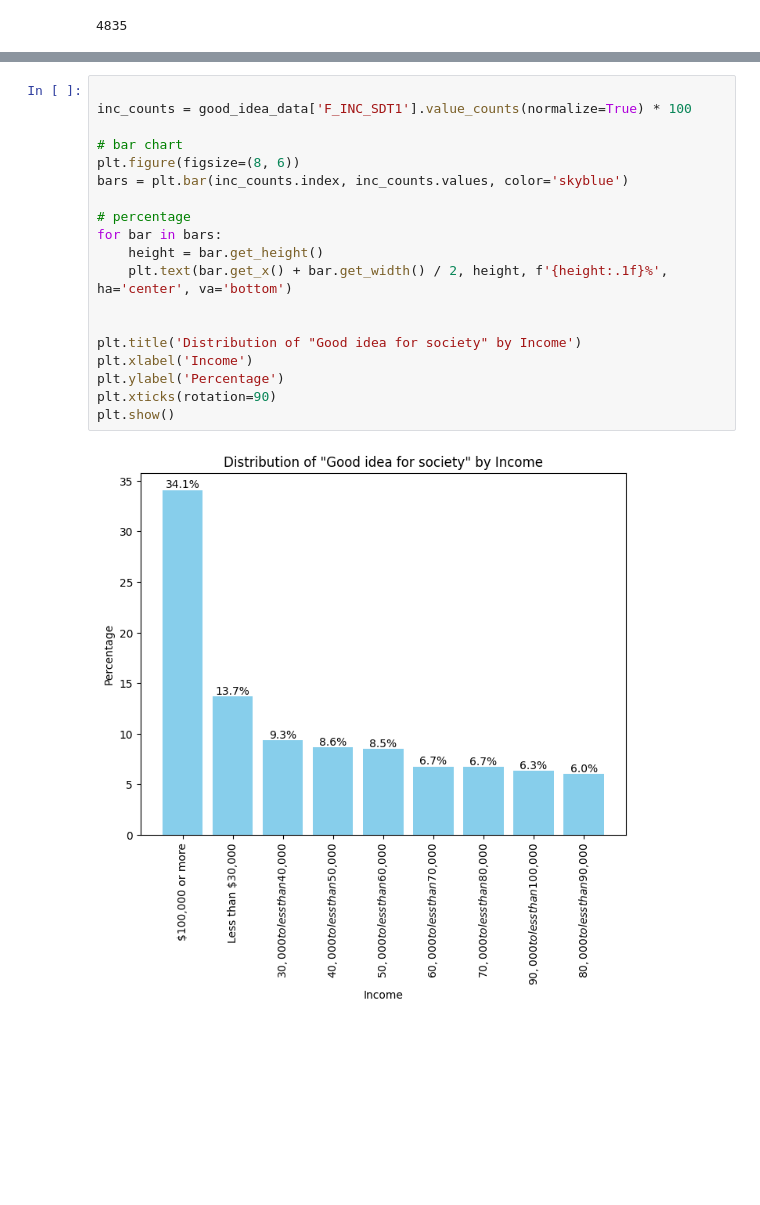
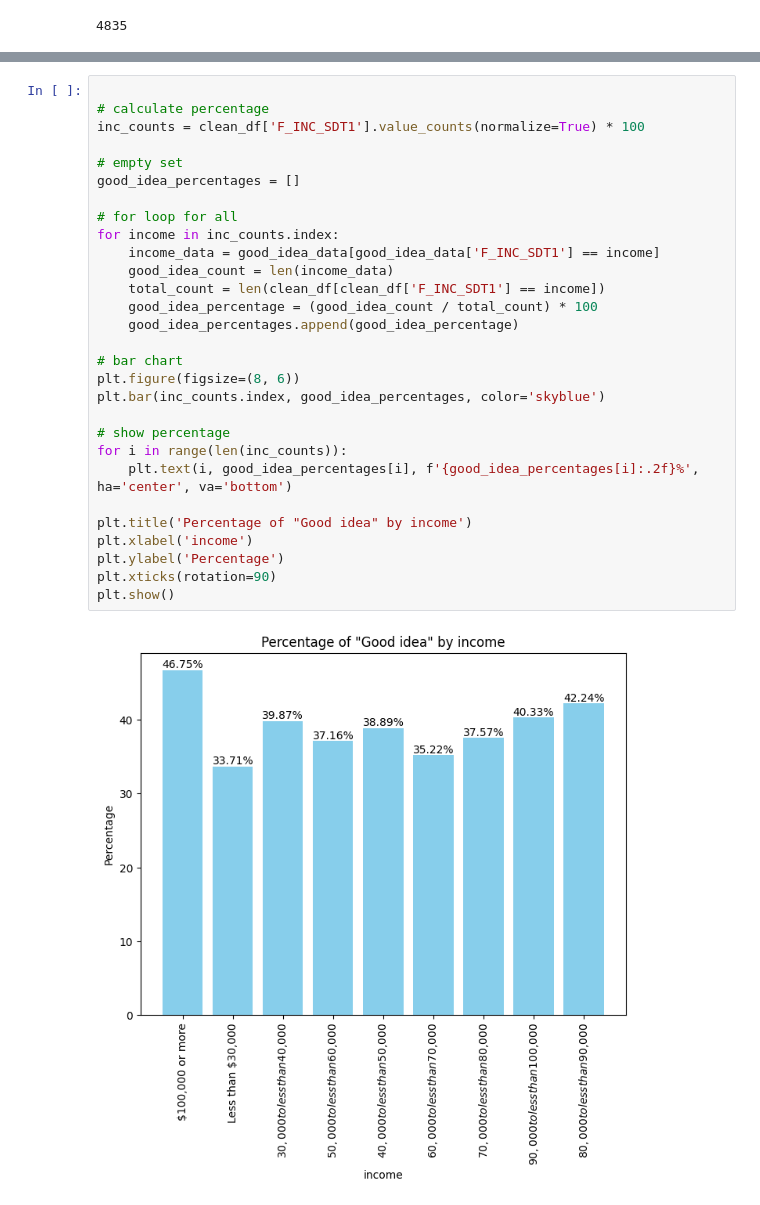
Before and after one commit to Sakiyooo/schulich_data_science, a Jupyter notebook: proposal_mmai5000.ipynb, the cells around one changed output, grey strips where cells are left out. Drawn from its saved outputs; the diff is of its cells as text; blank space fills up the shorter version.

```diff
--- a/proposal_mmai5000.ipynb
+++ b/proposal_mmai5000.ipynb
@@ -178,23 +222,33 @@ plt.show()
 # %%
 
-inc_counts = good_idea_data['F_INC_SDT1'].value_counts(normalize=True) * 100
+# calculate percentage
+inc_counts = clean_df['F_INC_SDT1'].value_counts(normalize=True) * 100
+
+# empty set
+good_idea_percentages = []
+
+# for loop for all
+for income in inc_counts.index:
+    income_data = good_idea_data[good_idea_data['F_INC_SDT1'] == income]
+    good_idea_count = len(income_data)
+    total_count = len(clean_df[clean_df['F_INC_SDT1'] == income])
+    good_idea_percentage = (good_idea_count / total_count) * 100
+    good_idea_percentages.append(good_idea_percentage)
 
 # bar chart
 plt.figure(figsize=(8, 6))
-bars = plt.bar(inc_counts.index, inc_counts.values, color='skyblue')
+plt.bar(inc_counts.index, good_idea_percentages, color='skyblue')
 
-# percentage
-for bar in bars:
-    height = bar.get_height()
-    plt.text(bar.get_x() + bar.get_width() / 2, height, f'{height:.1f}%', ha='center', va='bottom')
+# show percentage
+for i in range(len(inc_counts)):
+    plt.text(i, good_idea_percentages[i], f'{good_idea_percentages[i]:.2f}%', ha='center', va='bottom')
 
-
-plt.title('Distribution of "Good idea for society" by Income')
-plt.xlabel('Income')
+plt.title('Percentage of "Good idea" by income')
+plt.xlabel('income')
 plt.ylabel('Percentage')
 plt.xticks(rotation=90)
 plt.show()
 # %% [output]
-[figure, old version]
+[figure, new version]
 # %%
 
```
Also changed, not shown: parts of 7 cells of this notebook.
